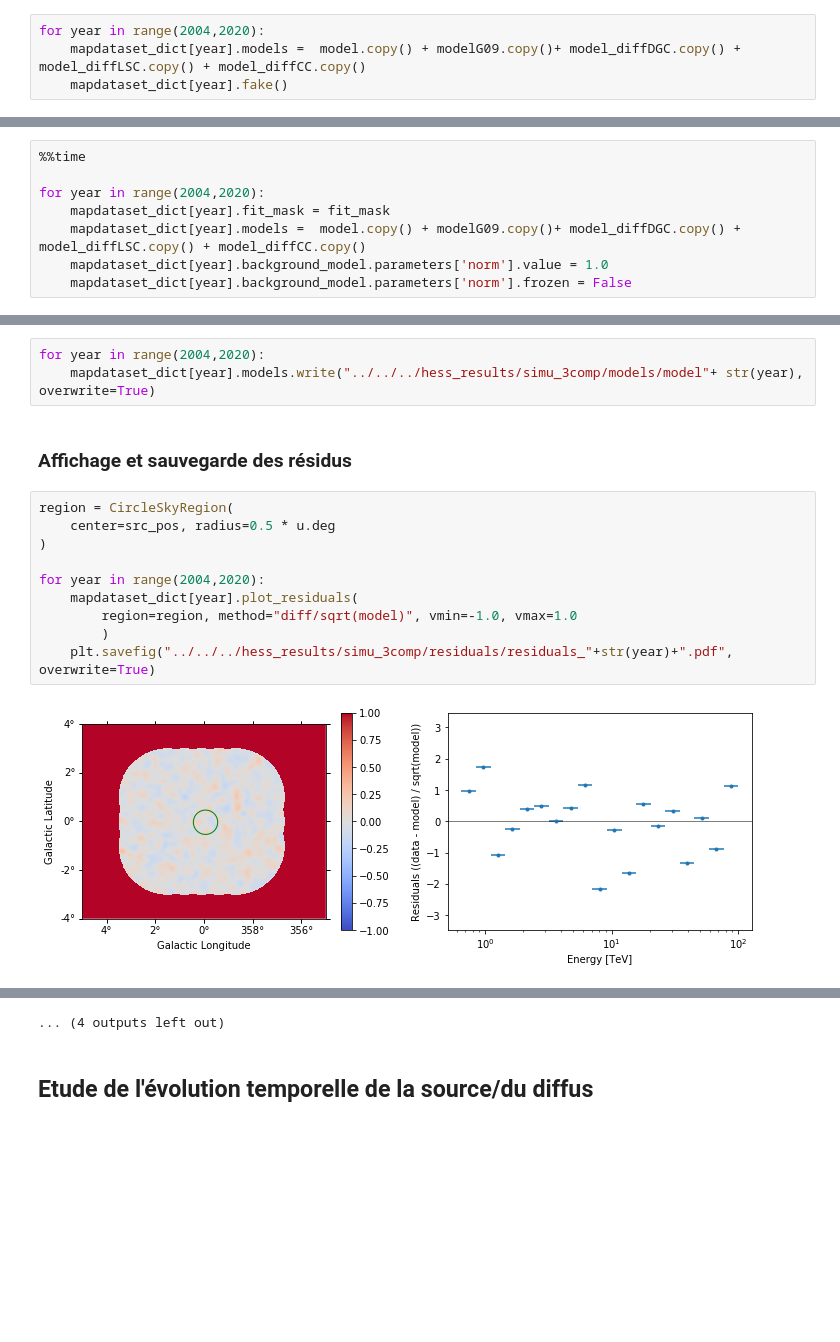
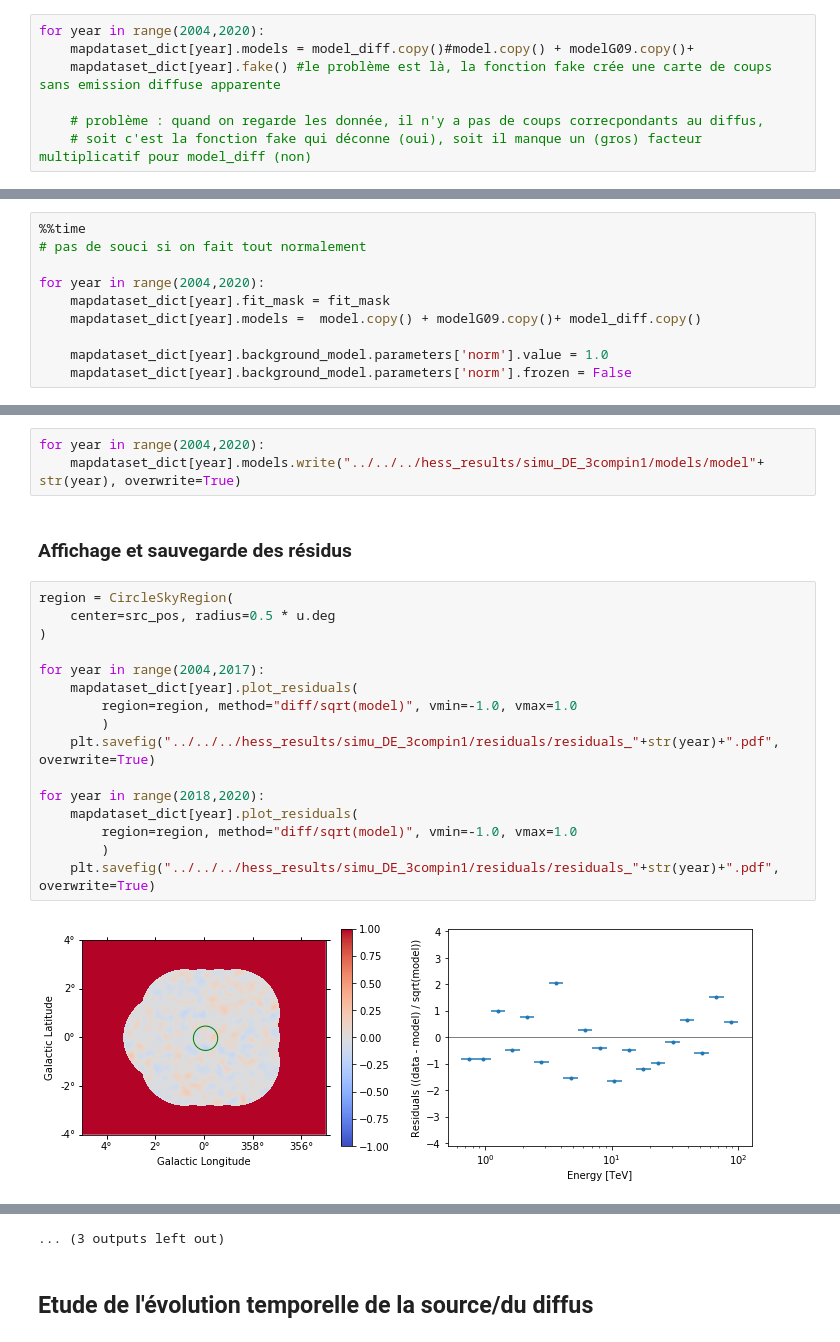
Before and after one commit to SamZouari/hess, a Jupyter notebook: notebooks0.15/analyse3D/simu_evolution_3comp_diffuse.ipynb, the cells around one changed output, grey strips where cells are left out. Drawn from its saved outputs; the diff is of its cells as text; blank space fills up the shorter version.

```diff
--- a/notebooks0.15/analyse3D/simu_evolution_3comp_diffuse.ipynb
+++ b/notebooks0.15/analyse3D/simu_evolution_3comp_diffuse.ipynb
@@ -283,6 +305,9 @@ def fit_dataset_contour(mapdataset):
 # %% [markdown]
 # Création des fausses cartes
-# %%
-for year in range(2004,2020):
-    mapdataset_dict[year].models =  model.copy() + modelG09.copy()+ model_diffDGC.copy() +  model_diffLSC.copy() + model_diffCC.copy()
-    mapdataset_dict[year].fake()
+# %%
+for year in range(2004,2020):
+    mapdataset_dict[year].models = model_diff.copy()#model.copy() + modelG09.copy()+
+    mapdataset_dict[year].fake() #le problème est là, la fonction fake crée une carte de coups sans emission diffuse apparente
+
+    # problème : quand on regarde les donnée, il n'y a pas de coups correcpondants au diffus,
+    # soit c'est la fonction fake qui déconne (oui), soit il manque un (gros) facteur multiplicatif pour model_diff (non)
@@ -290,10 +335,12 @@ for year in range(2004,2020):
 # Analyse
 # %%
 %%time
+# pas de souci si on fait tout normalement
 
 for year in range(2004,2020):
     mapdataset_dict[year].fit_mask = fit_mask
-    mapdataset_dict[year].models =  model.copy() + modelG09.copy()+ model_diffDGC.copy() +  model_diffLSC.copy() + model_diffCC.copy()
+    mapdataset_dict[year].models =  model.copy() + modelG09.copy()+ model_diff.copy()
+
     mapdataset_dict[year].background_model.parameters['norm'].value = 1.0
     mapdataset_dict[year].background_model.parameters['norm'].frozen = False
 # %% [output]
@@ -349,18 +423,24 @@ array([[8.09206407e-14, 0.00000000e+00, 9.00355535e-09],
 ### Sauvegarde des modèles par année
 # %%
 for year in range(2004,2020):
-    mapdataset_dict[year].models.write("../../../hess_results/simu_3comp/models/model"+ str(year), overwrite=True)
+    mapdataset_dict[year].models.write("../../../hess_results/simu_DE_3compin1/models/model"+ str(year), overwrite=True)
 # %% [markdown]
 ### Affichage et sauvegarde des résidus
 # %%
 region = CircleSkyRegion(
     center=src_pos, radius=0.5 * u.deg
 )
 
-for year in range(2004,2020):
+for year in range(2004,2017):
     mapdataset_dict[year].plot_residuals(
         region=region, method="diff/sqrt(model)", vmin=-1.0, vmax=1.0
         )
-    plt.savefig("../../../hess_results/simu_3comp/residuals/residuals_"+str(year)+".pdf", overwrite=True)
+    plt.savefig("../../../hess_results/simu_DE_3compin1/residuals/residuals_"+str(year)+".pdf", overwrite=True)
+
+for year in range(2018,2020):
+    mapdataset_dict[year].plot_residuals(
+        region=region, method="diff/sqrt(model)", vmin=-1.0, vmax=1.0
+        )
+    plt.savefig("../../../hess_results/simu_DE_3compin1/residuals/residuals_"+str(year)+".pdf", overwrite=True)
 # %% [output]
-[figure, old version]
+[figure, new version]
@@ -378,4 +458,4 @@ for year in range(2004,2020):
-... (4 outputs left out)
+... (3 outputs left out)
 # %% [markdown]
 ## Etude de l'évolution temporelle de la source/du diffus
 # %%
```
Also changed, not shown: parts of 34 cells of this notebook, 6 other files.
